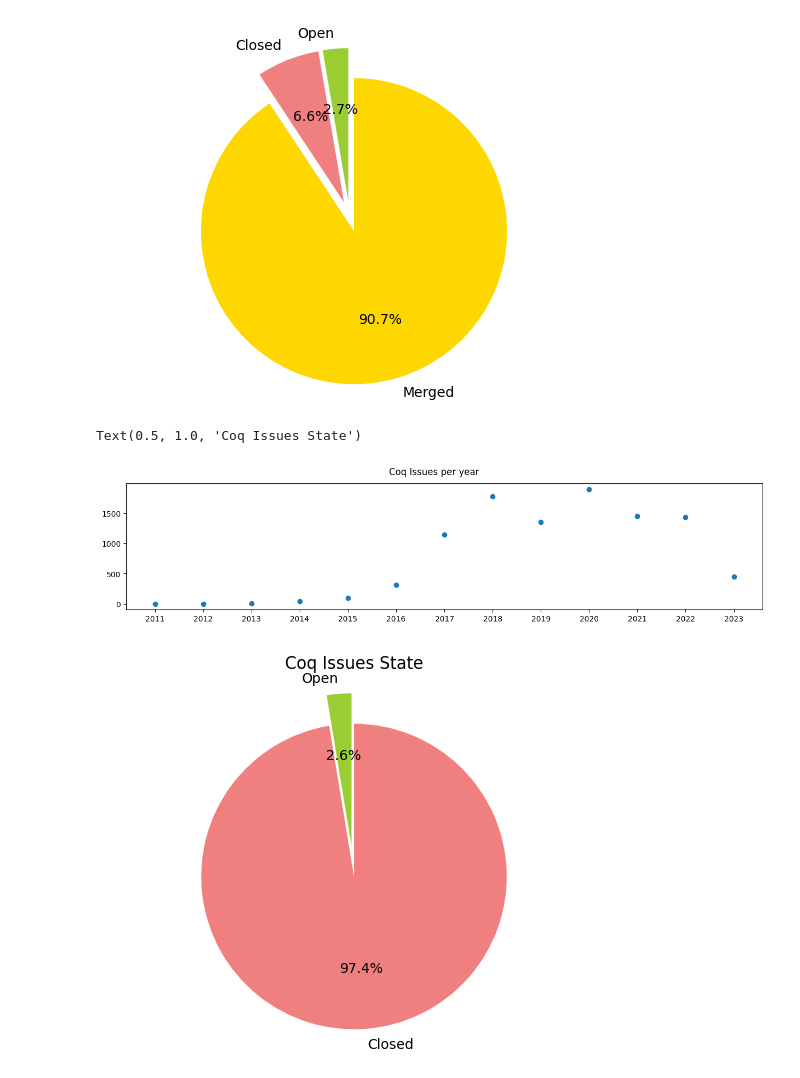
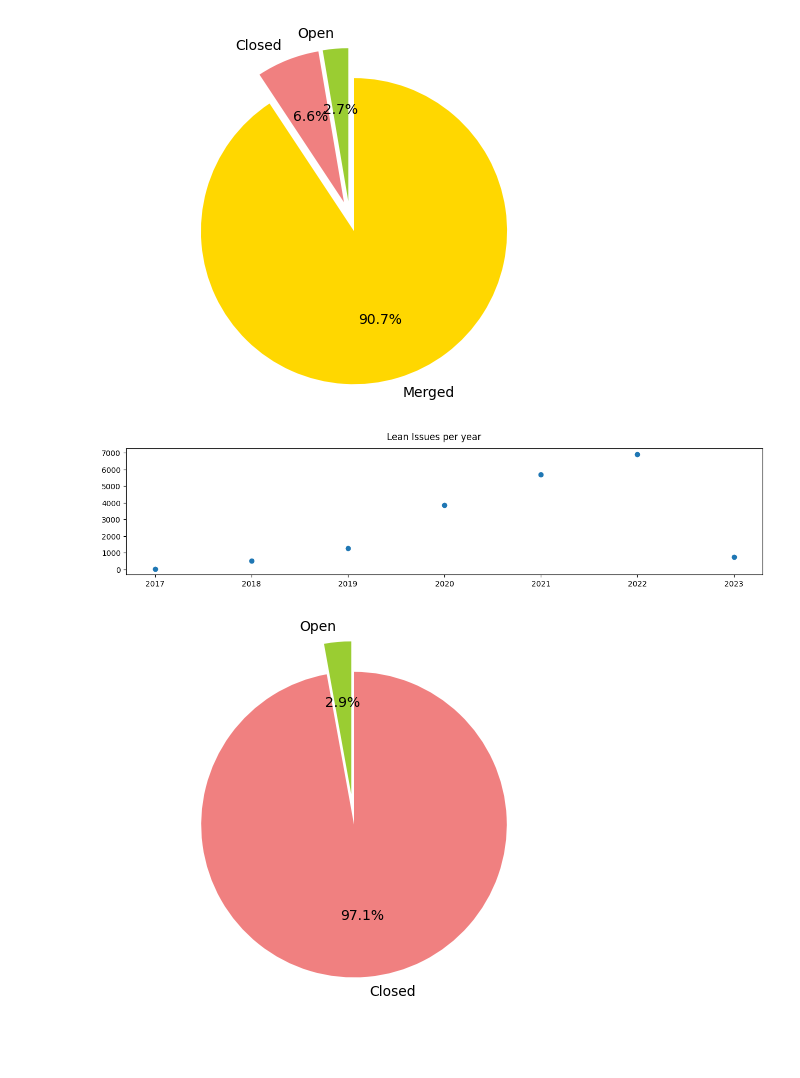
Before and after one commit to minsungc/aseproject2023, a Jupyter notebook: lean_figures.ipynb, the cells around one changed output. Saved outputs shown, nothing was run; the diff lists cells and outputs as text; code cells hidden in the pictures; blank space fills up the shorter version.

```diff
--- a/lean_figures.ipynb
+++ b/lean_figures.ipynb
@@ -111,15 +111,18 @@ for element in theorem_data:
 88
 89
 # %%
-################################
+#################################
 #### Commit Counts per Therem ###
 #################################
 
 # These are here because of a JSON bug in theorem 96 of Lean.
+names.append(96)
+commits.append(1)
+commits_copy = commits
 # # Plot a histogram of the lengths using matplotlib
 plt.figure(figsize=(15, 3))
 plt.scatter(names, commits)
-plt.suptitle('Coq Commit Counts per Therem\n')
+plt.suptitle('Lean Commit Counts per Therem\n')
 plt.title('\nTheorem 41 excluded as outlier', fontsize = 6)
 plt.show()
 # %% [output]
@@ -148,8 +151,6 @@ counts = {}
 for date in dates:
     year_month = date.strftime("%Y-%m")
     if year_month in counts:
-        if counts[year_month] > 150 :
-            continue
         counts[year_month] += 1
     else:
         counts[year_month] = 1
@@ -170,6 +171,6 @@ date_formatter = DateFormatter("%Y")
 ax.xaxis.set_major_formatter(date_formatter)
 ax.set_xlabel("Year")
 ax.set_ylabel("Number of Commits")
-ax.set(title= "Coq number of commits per year")
-# plt.show()
+ax.set(title= "Lean number of commits per year")
+plt.show()
 # %% [output]
@@ -269,59 +269,63 @@ plt.show()
 [figure]
 [figure]
 # %%
-# Initialize an empty list to store the JSON data
-coq_issue_data = []
+#################################
+#### Issues###
+#################################
 
-# Loop through each file in the folder
-for filename in os.listdir('DataCollection/coq-issues'):
-    # Check if the file is a JSON file
-    if filename.endswith(".json"):
-        filepath = os.path.join('DataCollection/coq-issues', filename)
-        try:
-            with open(filepath) as f:
-                data = json.load(f)
-                coq_issue_data.extend(data)
-        except json.JSONDecodeError:
-            pass
+lean_issue_data = []
+
+with open('DataCollection/leanprover-community_lean_Issues.json') as f_lean_is:
+    # Load the JSON data into a Python dictionary
+    lean_issues = json.load(f_lean_is)
+    lean_issue_data.extend(lean_issues)
+
+with open('DataCollection/leanprover-community_mathlib_Issues.json') as f_mathlib_is:
+    # Load the JSON data into a Python dictionary
+    mathlib_issues = json.load(f_mathlib_is)
+    lean_issue_data.extend(mathlib_issues)
+
 
 issues_dates= []
 open_issue_count = 0
 closed_issue_count = 0
 
-for element in coq_issue_data:
+for element in lean_issue_data:
     issues_dates.append(datetime.strptime(element['open_date'], "%Y-%m-%dT%H:%M:%S%z"))
     if element['state'] == 'open':
         open_issue_count += 1
     elif element['state'] == 'closed':
         closed_issue_count += 1
 
 # Count the number of pull requests and merged pull requests per year
 issue_counts = {}
+
 for date in issues_dates:
     year = date.strftime("%Y")
     if year in issue_counts:
+        # print('issue incremented\n')
         issue_counts[year] = issue_counts.get(year, 0) + 1
     else:
+        # print('issue initialized\n')
         issue_counts[year] = 1
 
 # Sort the counts by year
 issue_counts = dict(sorted(issue_counts.items()))
 plt.figure(figsize=(15, 3))
 plt.scatter(issue_counts.keys(), issue_counts.values())
-plt.suptitle("Coq Issues per year")
+plt.suptitle("Lean Issues per year")
 # plt.show()
 
 # Create a pie chart with the counts
 labels = ["Open", "Closed"]
 sizes = [open_issue_count, closed_issue_count]
 colors = ["yellowgreen", "lightcoral"]
 explode = (0.1, 0.1)  # explode the Open slice
 fig, ax = plt.subplots()
 ax.pie(sizes, explode=explode, labels=labels, colors=colors, autopct="%1.1f%%", startangle=90)
 ax.axis("equal")  # Equal aspect ratio ensures that pie is drawn as a circle.
-ax.set_title("Coq Issues State")
-# plt.show()
+# ax.set_title("Lean Issues State")
+plt.show()
 # %% [output]
-Text(0.5, 1.0, 'Coq Issues State')
-[figure, old version]
+[figure, new version]
-[figure, old version]
+[figure, new version]
```
Also changed, not shown: parts of 8 cells of this notebook, 3 other files.
